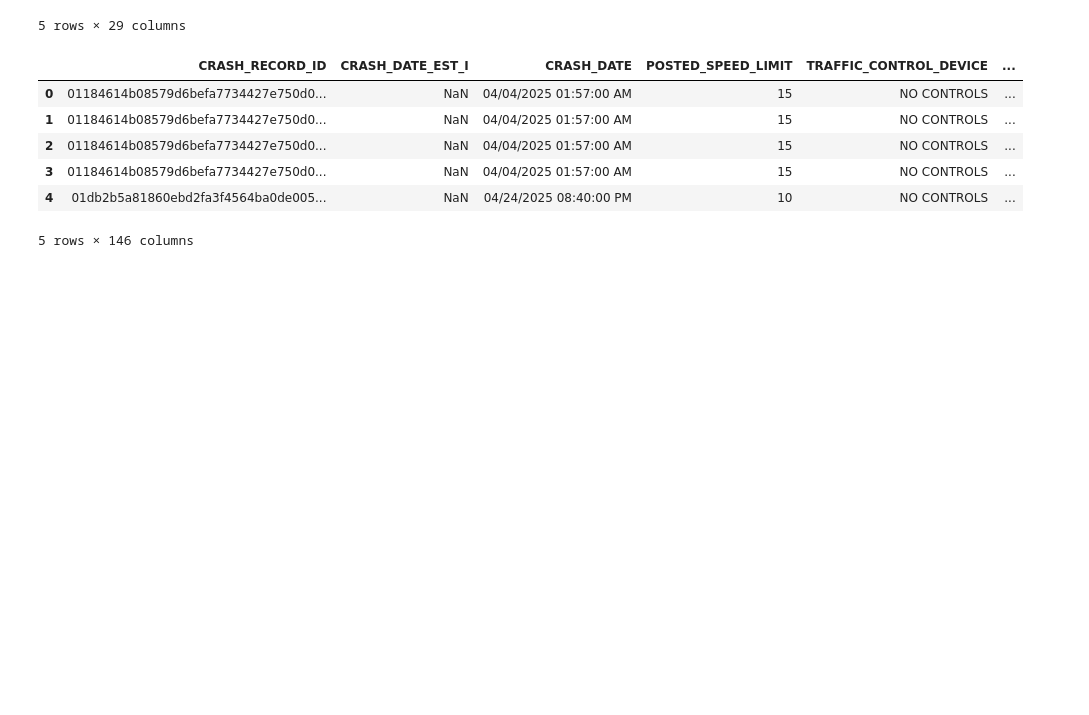
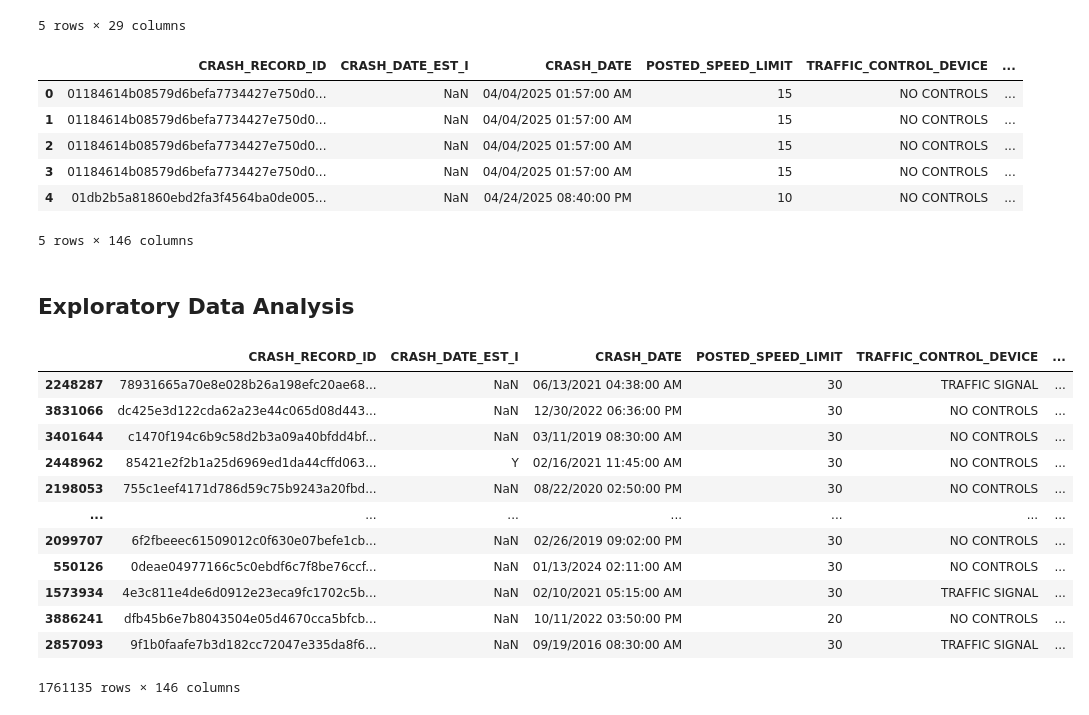
Before and after one commit to Amarabolive/Phase-4-project, a Jupyter notebook: Model Interpretability.ipynb, the cells around one changed output. Drawn from its saved outputs; the diff is of its cells as text; code cells hidden in the pictures; blank space fills up the shorter version.

```diff
--- a/Model Interpretability.ipynb
+++ b/Model Interpretability.ipynb
@@ -57,0 +62,20 @@ combined_df=data_df.copy()
+# %% [markdown]
+## Exploratory Data Analysis
+# %%
+# Take a sample of the data
+sample_df = data_df.sample(frac=0.4, random_state=42)
+sample_df
+# %% [output]
+|  | CRASH_RECORD_ID | CRASH_DATE_EST_I | CRASH_DATE | POSTED_SPEED_LIMIT | TRAFFIC_CONTROL_DEVICE | ... |
+| 2248287 | 78931665a70e8e028b26a198efc20ae68... | NaN | 06/13/2021 04:38:00 AM | 30 | TRAFFIC SIGNAL | ... |
+| 3831066 | dc425e3d122cda62a23e44c065d08d443... | NaN | 12/30/2022 06:36:00 PM | 30 | NO CONTROLS | ... |
+| 3401644 | c1470f194c6b9c58d2b3a09a40bfdd4bf... | NaN | 03/11/2019 08:30:00 AM | 30 | NO CONTROLS | ... |
+| 2448962 | 85421e2f2b1a25d6969ed1da44cffd063... | Y | 02/16/2021 11:45:00 AM | 30 | NO CONTROLS | ... |
+| 2198053 | 755c1eef4171d786d59c75b9243a20fbd... | NaN | 08/22/2020 02:50:00 PM | 30 | NO CONTROLS | ... |
+| ... | ... | ... | ... | ... | ... | ... |
+| 2099707 | 6f2fbeeec61509012c0f630e07befe1cb... | NaN | 02/26/2019 09:02:00 PM | 30 | NO CONTROLS | ... |
+| 550126 | 0deae04977166c5c0ebdf6c7f8be76ccf... | NaN | 01/13/2024 02:11:00 AM | 30 | NO CONTROLS | ... |
+| 1573934 | 4e3c811e4de6d0912e23eca9fc1702c5b... | NaN | 02/10/2021 05:15:00 AM | 30 | TRAFFIC SIGNAL | ... |
+| 3886241 | dfb45b6e7b8043504e05d4670cca5bfcb... | NaN | 10/11/2022 03:50:00 PM | 20 | NO CONTROLS | ... |
+| 2857093 | 9f1b0faafe7b3d182cc72047e335da8f6... | NaN | 09/19/2016 08:30:00 AM | 30 | TRAFFIC SIGNAL | ... |
+1761135 rows × 146 columns
```
Also changed, not shown: parts of 30 cells of this notebook.
